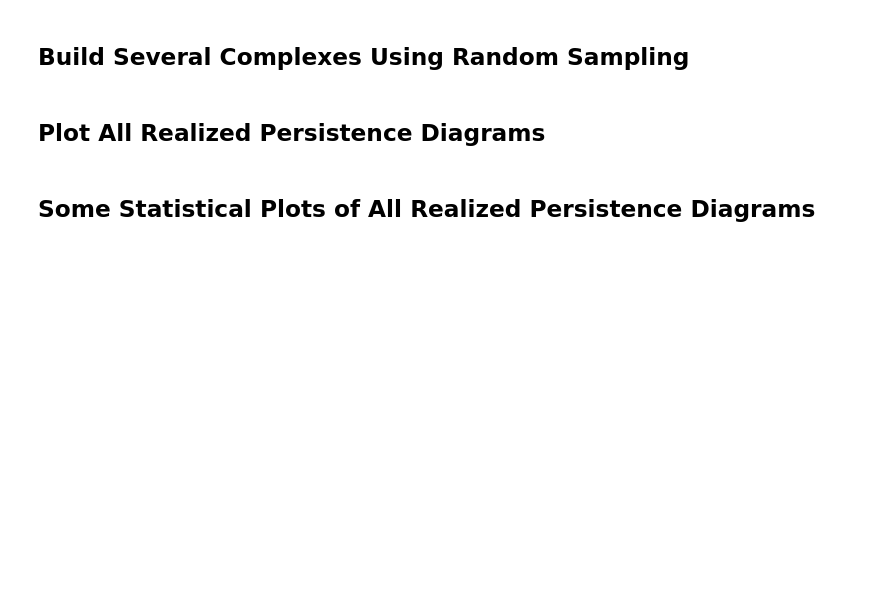
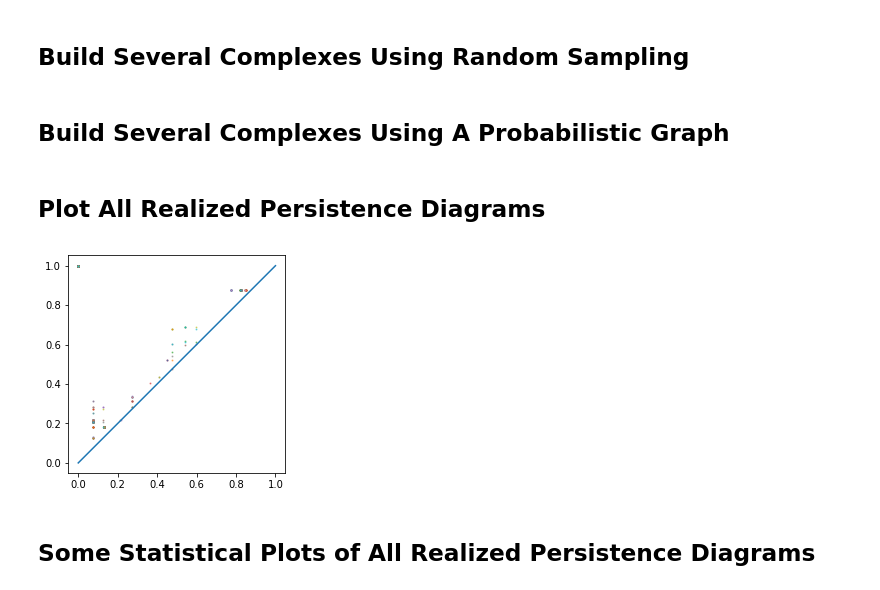
Before and after one commit to maljovec/topopy, a Jupyter notebook: ProbabilisticPersistenceDiagram.ipynb, the cells around one changed output. Saved outputs shown, nothing was run; the diff lists cells and outputs as text; code cells hidden in the pictures; blank space fills up the shorter version.

```diff
--- a/ProbabilisticPersistenceDiagram.ipynb
+++ b/ProbabilisticPersistenceDiagram.ipynb
@@ -69,7 +70,7 @@ def generate_diagrams(samples=samples, repetitions=100):
         X = samplers.CVTSampler.generate_samples(samples, 2, seed)
         Y = test_function(X)
         Y = (Y - np.min(Y)) / (np.max(Y) - np.min(Y))
-        msc = topopy.MorseSmaleComplex(graph="beta skeleton", gradient="steepest", max_neighbors=8, beta=1.0)
+        msc = topopy.MorseSmaleComplex()
         msc.build(X, Y)
         dgm = []
         for extrema, (persistence, surviving, saddle) in msc.get_merge_sequence().items():
@@ -85,4 +86,4 @@ def generate_diagrams(samples=samples, repetitions=100):
 
     return diagrams
 
-diagrams = generate_diagrams(samples, 100)
+diagrams = generate_diagrams(samples, 10)
@@ -88,0 +118,29 @@ diagrams = generate_diagrams(samples, 100)
+# %% [markdown]
+## Build Several Complexes Using A Probabilistic Graph
+# %%
+def generate_diagrams(X, Y, repetitions=100):
+    diagrams = []
+
+    graph = ngl.ProbabilisticGraph(max_neighbors=20)
+    for seed in range(repetitions):
+        graph.reseed(seed)
+        msc = topopy.MorseSmaleComplex(graph=graph)
+        msc.build(X, Y)
+        dgm = []
+        for extrema, (persistence, surviving, saddle) in msc.get_merge_sequence().items():
+            extrema_type = msc.get_classification(extrema)
+            if extrema_type == 'minimum':
+                birth = Y[extrema]
+                death = Y[extrema] + persistence
+            else:
+                birth = Y[extrema] - persistence
+                death = Y[extrema]
+            dgm.append((birth, death))
+        diagrams.append(dgm)
+
+    return diagrams
+
+X = samplers.CVTSampler.generate_samples(20, 2, 0)
+Y = test_function(X)
+Y = (Y - np.min(Y)) / (np.max(Y) - np.min(Y))
+diagrams = generate_diagrams(X, Y, 100)
@@ -91,13 +182,15 @@ diagrams = generate_diagrams(samples, 100)
 # %%
 for dgm in diagrams:
     births = []
     deaths = []
     for (birth, death) in dgm:
         births.append(birth)
         deaths.append(death)
-    plt.scatter(births, deaths)
+    plt.scatter(births, deaths, s=1, alpha=0.5)
 plt.plot([0, 1], [0, 1])
 plt.gca().set_aspect('equal')
+# %% [output]
+[figure, added]
 # %% [markdown]
 ## Some Statistical Plots of All Realized Persistence Diagrams
 # %%
```
Also changed, not shown: parts of 27 cells of this notebook, 1 other file.
